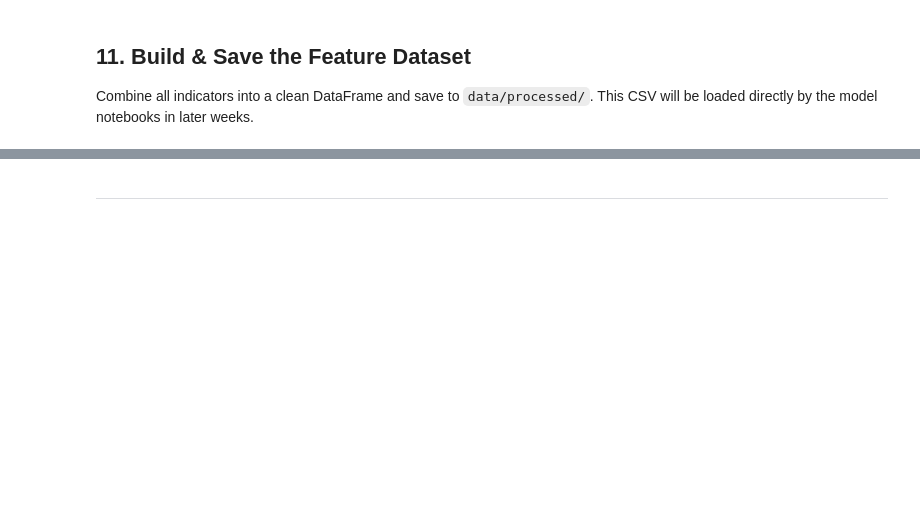
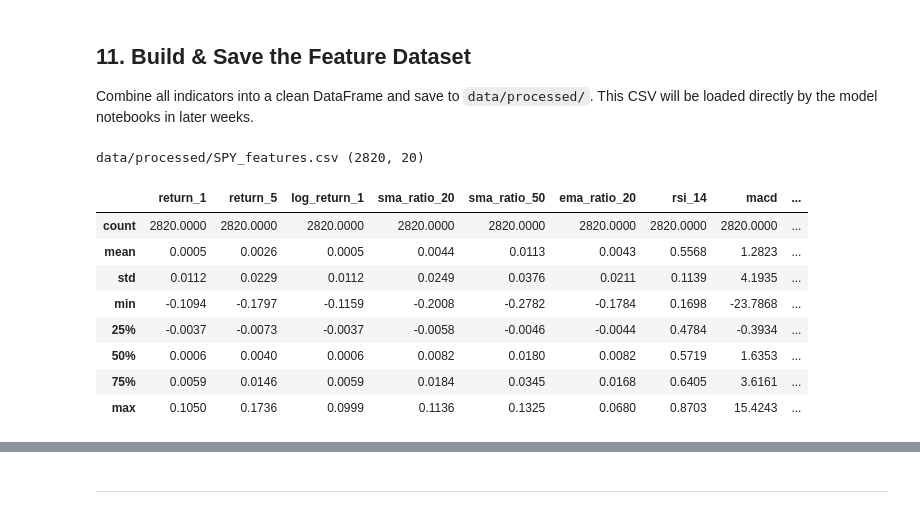
Before and after one commit to Abhinav-pro1003/SOC-Stock-Trading-With-LSTM-And-RL, a Jupyter notebook: Week2/technical_indicators.ipynb, the cells around one changed output, grey strips where cells are left out. Cells and saved outputs as stored; diff of their text form; code cells hidden in the pictures; blank space fills up the shorter version.

```diff
--- a/Week2/technical_indicators.ipynb
+++ b/Week2/technical_indicators.ipynb
@@ -335,6 +355,7 @@ $$\text{ROC}_n(t) = \frac{C_t - C_{t-n}}{C_{t-n}} \times 100$$
 Compute for $n = 5$ and $n = 10$.
 # %%
 # TODO 6 — Compute roc_5 and roc_10
-
-# df['roc_5']  = ...
-# df['roc_10'] = ...
+#close.shift(n) gives you C_t-n — the closing price n days ago,roc_5 is short-term momentum (more sensitive, reacts faster),roc_10 is medium-term momentum
+df['roc_5']  = (close-close.shift(5))/close.shift(5)*100
+df['roc_10'] = (close-close.shift(10))/close.shift(10)*100
+df[['roc_5','roc_10']].head(25)
@@ -390,6 +489,8 @@ Store the **percentage change** of OBV as the model feature: $\text{obv\_change}
 # TODO 9 — Compute obv and obv_change
 # np.sign(close.diff()) gives +1 / 0 / -1 for each day's direction
 
-# direction       = ...
-# df['obv']       = ...
-# df['obv_change']= ...
+direction       = np.sign(close.diff()) # +1 if price up, -1 if down, 0 if same,close.diff() → today-yesterday
+df['obv']       = (direction*df['volume']).cumsum() #obv keeps rising -buyers are buying
+df['obv_change']= (df['obv']-df['obv'].shift(1))/df['obv'].shift(1).abs() #+ve-buyers are buying // momenmtum is up
+
+df[['close','obv','obv_change']].head(10)
@@ -407,8 +521,9 @@ $$\text{VWAP}_{20}(t) = \frac{\sum_{i=0}^{19} P_{\text{typ}}(t{-}i)\cdot V_{t{-}
 Normalise: $\text{vwap\_ratio} = C_t / \text{VWAP} - 1$
 # %%
 # TODO 10 — Compute rolling VWAP (20-day) and vwap_ratio
-
-# typical_price   = ...
-# tp_vol          = ...
-# df['vwap']       = ...
-# df['vwap_ratio'] = ...
+# is the stock cheap or expensive right now?,Close Price BELOW vwap-BUY → getting stock cheaper than fair price ,Close Price ABOVE vwap-SELL → selling stock higher than fair price ,Price AT vwap-HOLD → stock is fairly valued
+typical_price   = (df['high']+df['low']+df['close'])/3 #close alone misses the full picture of the day
+tp_vol          = typical_price * df['volume'] #Gives more weight to days with high volume!
+df['vwap']       = tp_vol.rolling(20).sum()/df['volume'].rolling(20).sum() #total(price × volume) / total(volume).
+df['vwap_ratio'] = close/df['vwap']-1
+df[['vwap','vwap_ratio']].head(25)
@@ -434,26 +568,37 @@ FEATURE_COLUMNS = [
 # %%
 # TODO 11.1 — Add target columns, clean, and save
 # 'future_return'    = next-day return  (close shifted -1 divided by close, minus 1)
 # 'target_direction' = 1 if future_return > 0, else 0
 #
 # Then:
 #   1. Replace inf / -inf with NaN
 #   2. Drop rows where ANY required column is NaN
 #   3. Reset index so 'date' becomes a regular column again
 #   4. Save to  PROCESSED_DIR / f'{safe_symbol(SYMBOL)}_features.csv'
 #   5. Print the output path and shape; show .describe() of required columns
 
-# df['future_return']    = ...
-# df['target_direction'] = ...
+df['future_return']    = close.shift(-1)/close-1
+df['target_direction'] = (df['future_return']>0).astype(int) #If future_return > 0 → 1 (price will go UP),If future_return < 0 → 0 (price will go DOWN)
 
-# required = ...
-# df       = ...
-# df_clean = ...
+required = FEATURE_COLUMNS + ['future_return','target_direction'] #FEATURE_COLUMNS-All 18 indicators,future_return-What model predicts (how much),target_direction-What model predicts (up or down)
+df       = df.reset_index() #setting date as index
+df_clean = df[required].replace([np.inf,-np.inf],np.nan).dropna() #∞ → NaN,dropna()-Drop rows with NaN-First 50 rows dropped.
 
-# out_path = ...
-# df_clean.to_csv(...)
-# print(...)
-# df_clean[required].describe().round(4)
+out_path = PROCESSED_DIR/f'{safe_symbol(SYMBOL)}_features.csv'
+df_clean.to_csv(out_path,index=False) #index=False-don't save row numbers.
+print(out_path,df_clean.shape) #print(out_path)-Shows where file was saved.
+df_clean[required].describe().round(4) #describe()-Shows min, max, mean of each column
+# %% [output]
+data/processed/SPY_features.csv (2820, 20)
+|  | return_1 | return_5 | log_return_1 | sma_ratio_20 | sma_ratio_50 | ema_ratio_20 | rsi_14 | macd | ... |
+| count | 2820.0000 | 2820.0000 | 2820.0000 | 2820.0000 | 2820.0000 | 2820.0000 | 2820.0000 | 2820.0000 | ... |
+| mean | 0.0005 | 0.0026 | 0.0005 | 0.0044 | 0.0113 | 0.0043 | 0.5568 | 1.2823 | ... |
+| std | 0.0112 | 0.0229 | 0.0112 | 0.0249 | 0.0376 | 0.0211 | 0.1139 | 4.1935 | ... |
+| min | -0.1094 | -0.1797 | -0.1159 | -0.2008 | -0.2782 | -0.1784 | 0.1698 | -23.7868 | ... |
+| 25% | -0.0037 | -0.0073 | -0.0037 | -0.0058 | -0.0046 | -0.0044 | 0.4784 | -0.3934 | ... |
+| 50% | 0.0006 | 0.0040 | 0.0006 | 0.0082 | 0.0180 | 0.0082 | 0.5719 | 1.6353 | ... |
+| 75% | 0.0059 | 0.0146 | 0.0059 | 0.0184 | 0.0345 | 0.0168 | 0.6405 | 3.6161 | ... |
+| max | 0.1050 | 0.1736 | 0.0999 | 0.1136 | 0.1325 | 0.0680 | 0.8703 | 15.4243 | ... |
 # %%
 # TODO 11.2 (Challenge) — Run the full pipeline for ALL downloaded symbols
 # Loop over every CSV in RAW_DIR, compute all indicators, save to PROCESSED_DIR.
```
Also changed, not shown: parts of 9 cells of this notebook.
